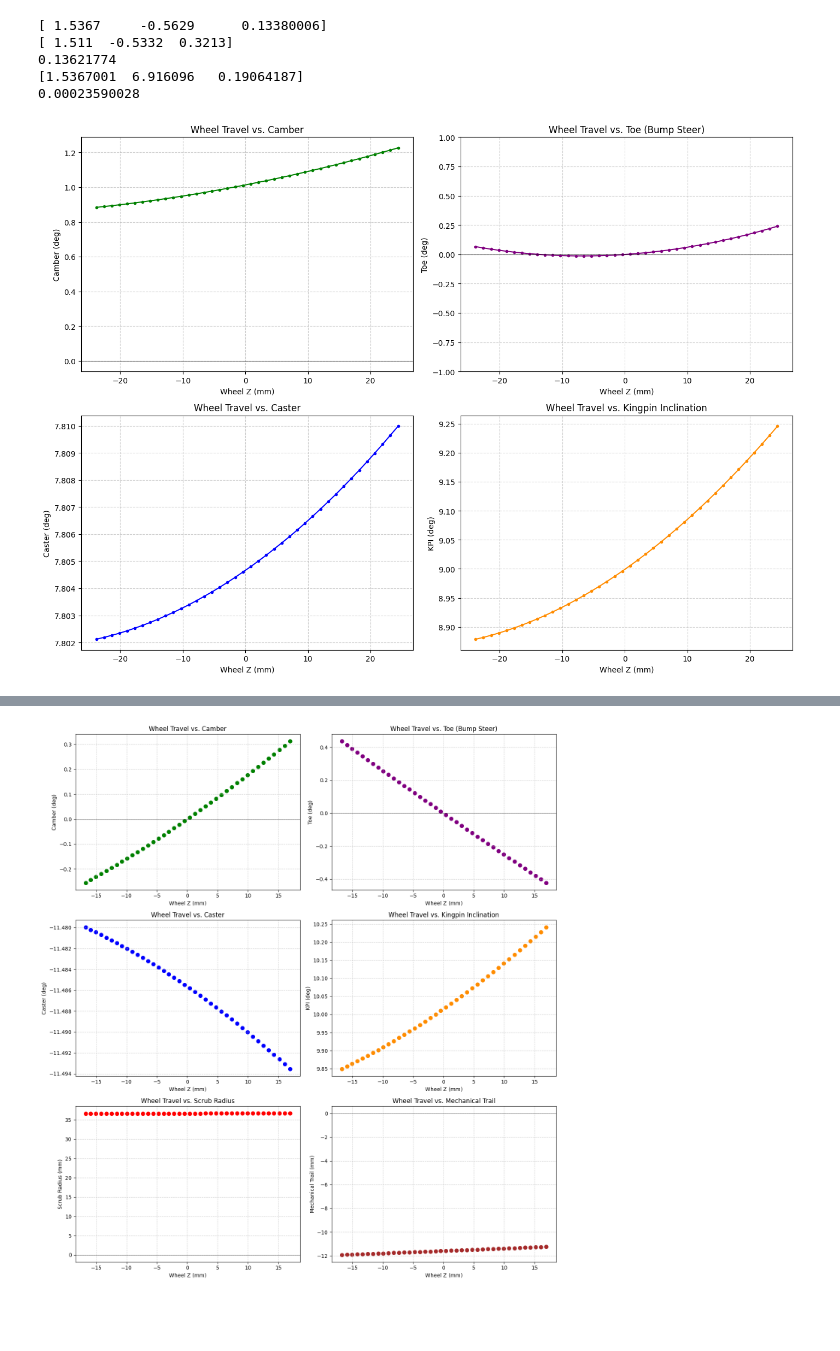
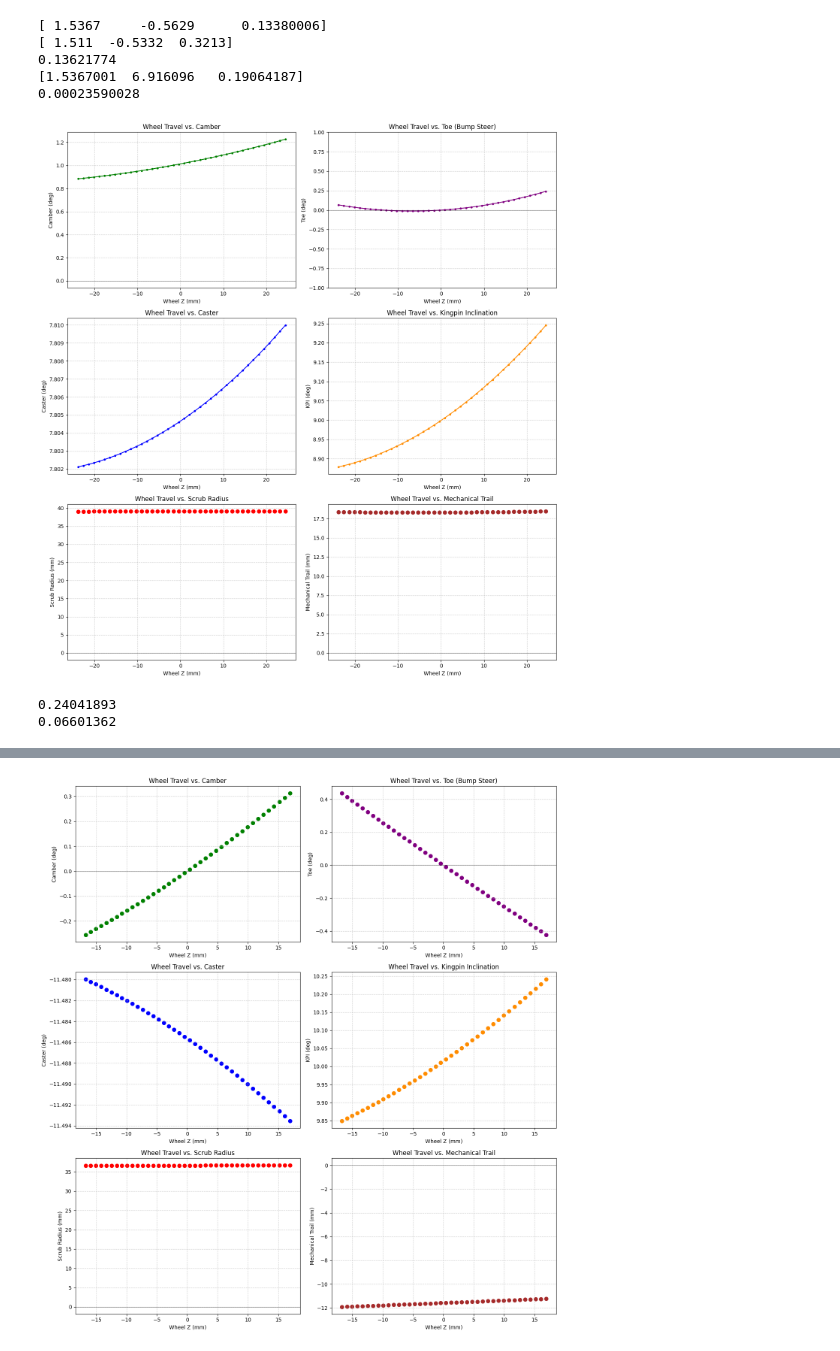
Before and after one commit to Bfoke/Sims-and-Calculators, a Jupyter notebook: Kinematics/SuspensionTest.ipynb, the cells around one changed output, grey strips where cells are left out. Cells and saved outputs as stored; diff of their text form; code cells hidden in the pictures; blank space fills up the shorter version.

```diff
--- a/Kinematics/SuspensionTest.ipynb
+++ b/Kinematics/SuspensionTest.ipynb
@@ -91,7 +91,7 @@ for t in thetas:
     mech_trail_mm.append(metrics["mechanical_trail"] * 1000)
     contact_point.append(metrics["contact_point"][2]*1000)
 
-    # print(metrics["contact_point"][2])
+    # print(jnp.degrees(metrics["camber"]))
 
 # 5. Plotting (Expanded to 3x2 Grid)
 plt.figure(figsize=(14, 15))
@@ -111,46 +111,51 @@ plt.subplot(3, 2, 2)
 plt.plot(contact_point, toe_deg, color='purple', marker='o', markersize=3, linewidth=1.5)
 plt.ylim(-1, 1)
 plt.axhline(0, color='black', linewidth=0.8, alpha=0.5)
 plt.title("Wheel Travel vs. Toe (Bump Steer)")
 plt.xlabel("Wheel Z (mm)")
 plt.ylabel("Toe (deg)")
 plt.grid(True, linestyle='--', alpha=0.6)
 
 # Plot 3: Caster
 plt.subplot(3, 2, 3)
 plt.plot(contact_point, caster_deg, color='blue', marker='o', markersize=3, linewidth=1.5)
 plt.title("Wheel Travel vs. Caster")
 plt.xlabel("Wheel Z (mm)")
 plt.ylabel("Caster (deg)")
 plt.grid(True, linestyle='--', alpha=0.6)
 
 # Plot 4: Kingpin Inclination (KPI/SAI)
 plt.subplot(3, 2, 4)
 plt.plot(contact_point, kpi_deg, color='darkorange', marker='o', markersize=3, linewidth=1.5)
 plt.title("Wheel Travel vs. Kingpin Inclination")
 plt.xlabel("Wheel Z (mm)")
 plt.ylabel("KPI (deg)")
 plt.grid(True, linestyle='--', alpha=0.6)
 
 # Plot 5: Scrub Radius
-# plt.subplot(3, 2, 5)
-# plt.scatter(contact_point, scrub_mm, color='red', linewidth=2)
-# plt.axhline(0, color='black', linewidth=0.8, alpha=0.5)
-# plt.title("Wheel Travel vs. Scrub Radius")
-# plt.xlabel("Wheel Z (mm)")
-# plt.ylabel("Scrub Radius (mm)")
-# plt.grid(True, linestyle='--', alpha=0.6)
+plt.subplot(3, 2, 5)
+plt.scatter(contact_point, scrub_mm, color='red', linewidth=2)
+plt.axhline(0, color='black', linewidth=0.8, alpha=0.5)
+plt.title("Wheel Travel vs. Scrub Radius")
+plt.xlabel("Wheel Z (mm)")
+plt.ylabel("Scrub Radius (mm)")
+plt.grid(True, linestyle='--', alpha=0.6)
 
-# # Plot 6: Mechanical Trail
-# plt.subplot(3, 2, 6)
-# plt.scatter(contact_point, mech_trail_mm, color='brown', linewidth=2)
-# plt.axhline(0, color='black', linewidth=0.8, alpha=0.5)
-# plt.title("Wheel Travel vs. Mechanical Trail")
-# plt.xlabel("Wheel Z (mm)")
-# plt.ylabel("Mechanical Trail (mm)")
-# plt.grid(True, linestyle='--', alpha=0.6)
+# Plot 6: Mechanical Trail
+plt.subplot(3, 2, 6)
+plt.scatter(contact_point, mech_trail_mm, color='brown', linewidth=2)
+plt.axhline(0, color='black', linewidth=0.8, alpha=0.5)
+plt.title("Wheel Travel vs. Mechanical Trail")
+plt.xlabel("Wheel Z (mm)")
+plt.ylabel("Mechanical Trail (mm)")
+plt.grid(True, linestyle='--', alpha=0.6)
 
 plt.tight_layout()
 plt.show()
+
+print(toe_deg[0])
+print(toe_deg[39])
 # %% [output]
-[figure, old version]
+[figure, new version]
+0.24041893
+0.06601362
```
Also changed, not shown: parts of 2 cells of this notebook, 3 other files.
